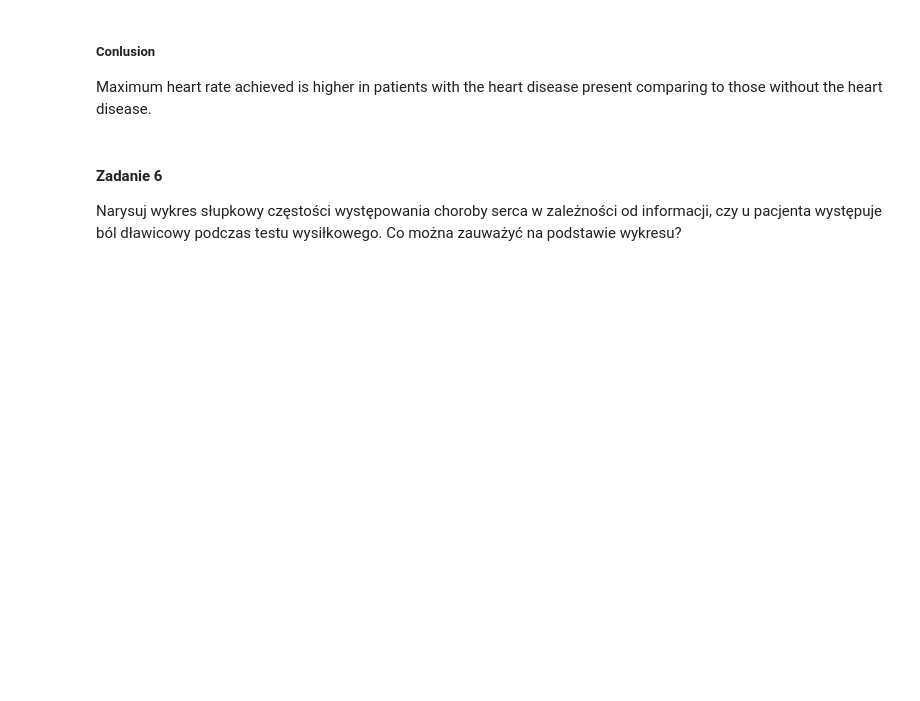
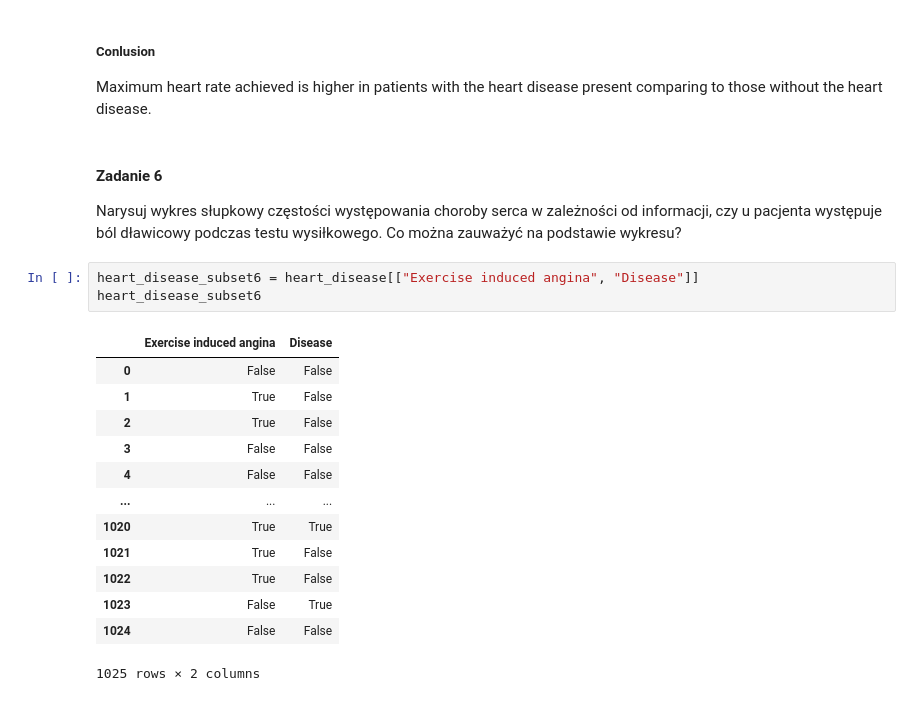
Before and after one commit to yovvanka/python-exercises, a Jupyter notebook: List_1_exercise 2.ipynb, the cells around one changed output. Saved outputs shown, nothing was run; the diff lists cells and outputs as text; blank space fills up the shorter version.

```diff
--- a/List_1_exercise 2.ipynb
+++ b/List_1_exercise 2.ipynb
@@ -190,3 +196,20 @@ Maximum heart rate achieved is higher in patients with the heart disease present
 #### Zadanie 6
 Narysuj wykres słupkowy częstości występowania choroby serca w zależności od
 informacji, czy u pacjenta występuje ból dławicowy podczas testu wysiłkowego. Co można zauważyć na podstawie wykresu?
+# %%
+heart_disease_subset6 = heart_disease[["Exercise induced angina", "Disease"]]
+heart_disease_subset6
+# %% [output]
+|  | Exercise induced angina | Disease |
+| 0 | False | False |
+| 1 | True | False |
+| 2 | True | False |
+| 3 | False | False |
+| 4 | False | False |
+| ... | ... | ... |
+| 1020 | True | True |
+| 1021 | True | False |
+| 1022 | True | False |
+| 1023 | False | True |
+| 1024 | False | False |
+1025 rows × 2 columns
```
Also changed, not shown: parts of 7 cells of this notebook.
